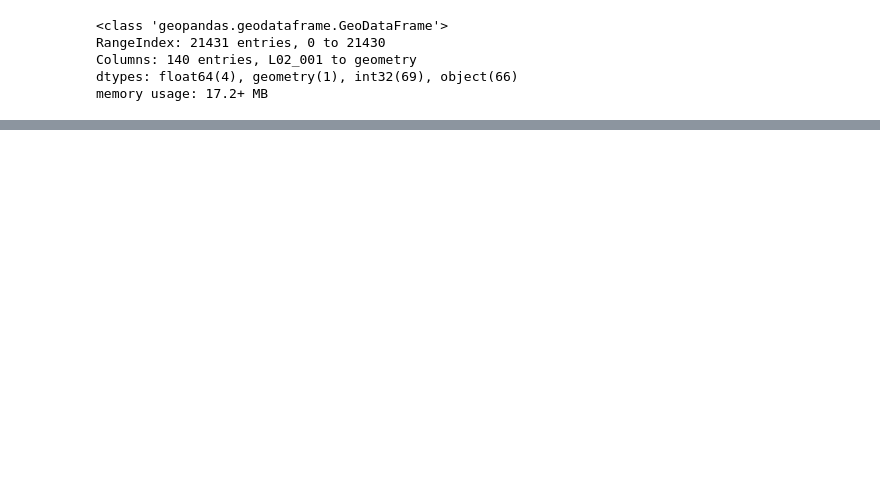
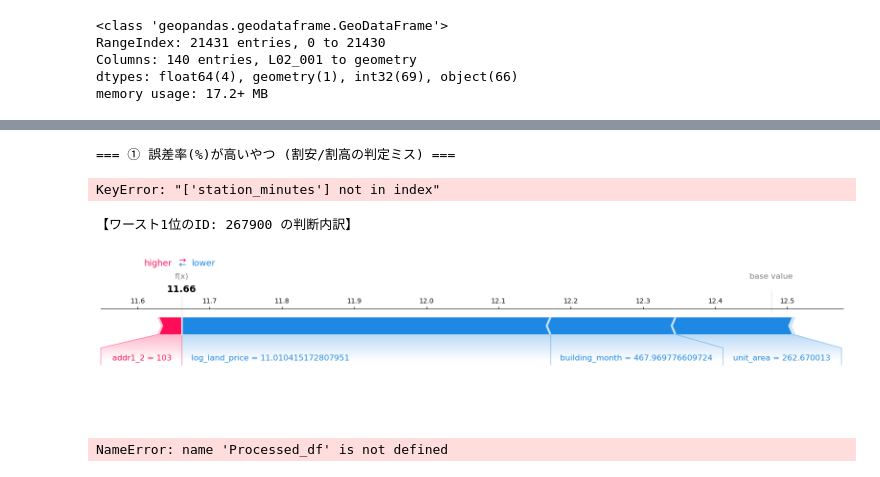
Before and after one commit to TetsukiOrito/signate_hudosan, a Jupyter notebook: notebook/baseline.ipynb, the cells around one changed output, grey strips where cells are left out. Drawn from its saved outputs; the diff is of its cells as text; code cells hidden in the pictures; blank space fills up the shorter version.

```diff
--- a/notebook/baseline.ipynb
+++ b/notebook/baseline.ipynb
@@ -248,0 +349,66 @@ dtype: int64
+# %%
+import pandas as pd
+import numpy as np
+
+# 1. 検証用データで予測を出す (OOF予測)
+# すでに oof_preds_log がある前提ですが、なければ model.predict(X_valid) で作ってください
+# ここでは直近の fold の X_valid, y_valid を使う想定で書きます
+
+# 予測値を計算 (Log -> 実数値)
+preds = np.expm1(model.predict(X_valid)) * X_valid['unit_area']
+actuals = np.expm1(y_valid) * X_valid['unit_area']
+
+# 2. 解析用DataFrame作成
+df_err = X_valid.copy()
+df_err['Actual'] = actuals
+df_err['Pred'] = preds
+df_err['Diff'] = df_err['Pred'] - df_err['Actual'] # 誤差（円）
+df_err['ErrorRate'] = np.abs(df_err['Diff'] / df_err['Actual']) * 100 # 誤差率(%)
+
+# 3. 3つの視点でワーストを見る
+print("=== ① 誤差率(%)が高いやつ (割安/割高の判定ミス) ===")
+print(df_err.sort_values('ErrorRate', ascending=False).head(5)[
+    ['addr1_2', 'unit_area', 'station_minutes', 'building_month', 'Actual', 'Pred', 'ErrorRate']
+])
+
+print("\n=== ② 金額(円)を大きく外しすぎたやつ (高級物件でやりがち) ===")
+# 誤差の絶対値が大きい順
+df_err['AbsDiff'] = np.abs(df_err['Diff'])
+print(df_err.sort_values('AbsDiff', ascending=False).head(5)[
+    ['addr1_2', 'unit_area', 'station_minutes', 'building_month', 'Actual', 'Pred', 'AbsDiff']
+])
+
+print("\n=== ③ 逆に「安すぎる」と予測して外したやつ (過小評価) ===")
+# 実際は高いのに、安く見積もったケース (Diffがマイナスの大きい順)
+print(df_err.sort_values('Diff', ascending=True).head(5)[
+    ['addr1_2', 'unit_area', 'station_minutes', 'building_month', 'Actual', 'Pred', 'Diff']
+])
+# %% [output]
+=== ① 誤差率(%)が高いやつ (割安/割高の判定ミス) ===
+KeyError: "['station_minutes'] not in index"
+# %%
+import shap
+
+# 1. SHAP計算の準備
+explainer = shap.TreeExplainer(model)
+shap_values = explainer.shap_values(X_valid)
+
+# 2. ワースト1位のデータについて、AIの判断理由をグラフ化
+# ErrorRateが一番高かった行のインデックスを取得
+worst_idx = df_err.sort_values('ErrorRate', ascending=False).index[0]
+worst_row_loc = X_valid.index.get_loc(worst_idx) # 行番号に変換
+
+print(f"【ワースト1位のID: {worst_idx} の判断内訳】")
+shap.force_plot(
+    explainer.expected_value,
+    shap_values[worst_row_loc,:],
+    X_valid.iloc[worst_row_loc,:],
+    matplotlib=True
+)
+# %% [output]
+【ワースト1位のID: 267900 の判断内訳】
+[figure, added]
+# %%
+print()
+# %% [output]
+NameError: name 'Processed_df' is not defined
```
Also changed, not shown: parts of 6 cells of this notebook.
